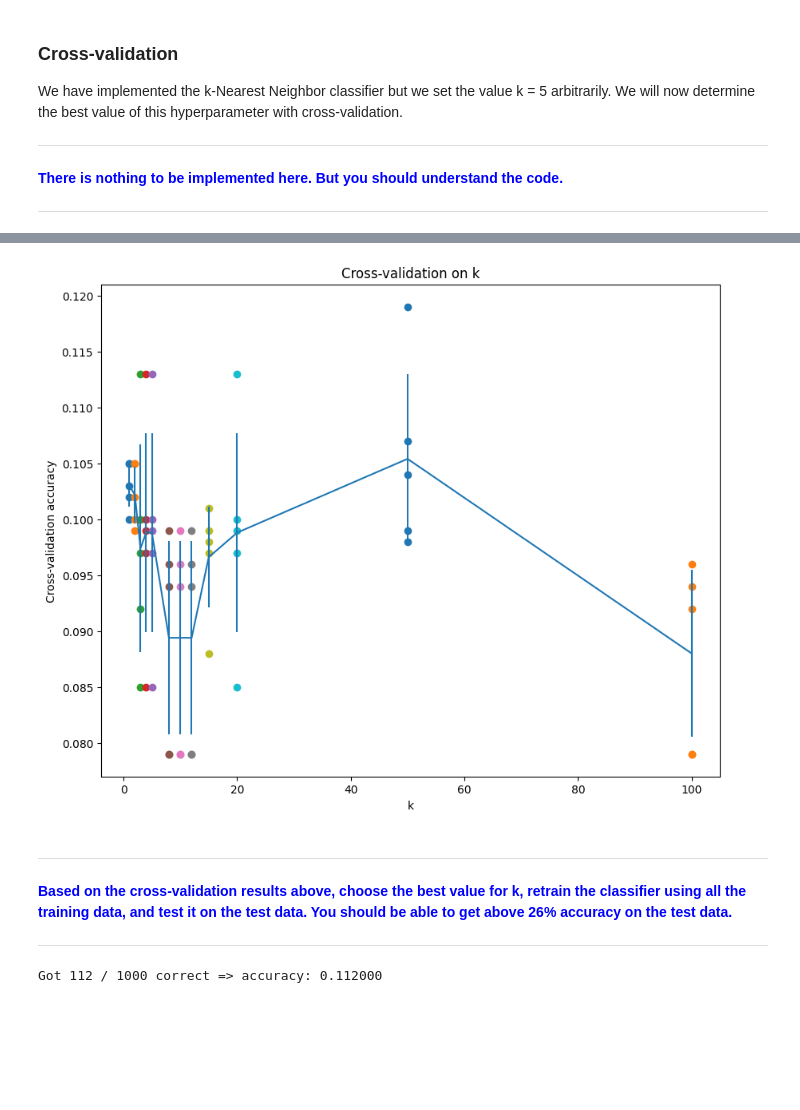
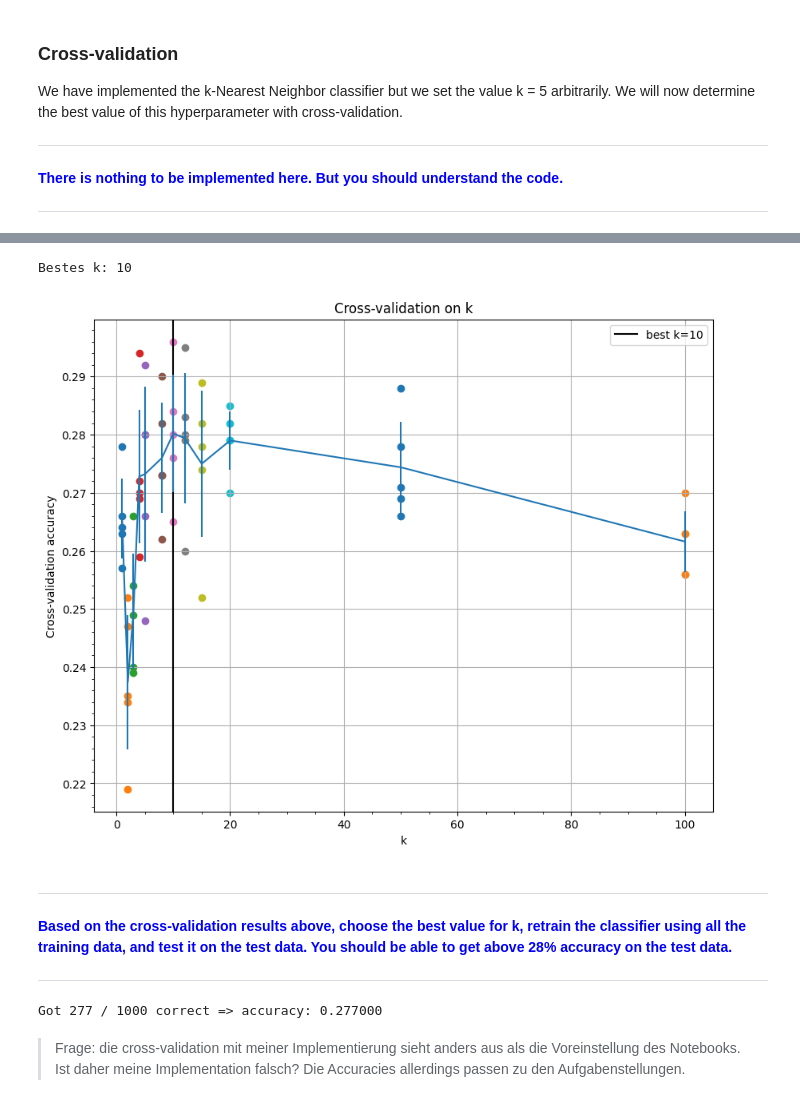
Before and after one commit to JaxRaffnix/Neuronale-Netze, a Jupyter notebook: 03_knn.ipynb, the cells around one changed output, grey strips where cells are left out. Saved outputs shown, nothing was run; the diff lists cells and outputs as text; code cells hidden in the pictures; blank space fills up the shorter version.

```diff
--- a/03_knn.ipynb
+++ b/03_knn.ipynb
@@ -361,30 +361,40 @@ k = 100, accuracy = 0.094000
 # %%
 # plot the raw observations
 for k in k_choices:
     accuracies = k_to_accuracies[k]
     plt.scatter([k] * len(accuracies), accuracies)
 
 # plot the trend line with error bars that correspond to standard deviation
 accuracies_mean = np.array([np.mean(v) for k,v in sorted(k_to_accuracies.items())])
 accuracies_std = np.array([np.std(v) for k,v in sorted(k_to_accuracies.items())])
+
+best_k = k_choices[np.argmax(accuracies_mean)]
+print(f"Bestes k: {best_k}")
+
+plt.axvline(best_k, color="black", label=f"best k={best_k}")
+
 plt.errorbar(k_choices, accuracies_mean, yerr=accuracies_std)
 plt.title('Cross-validation on k')
 plt.xlabel('k')
 plt.ylabel('Cross-validation accuracy')
+plt.grid(True)
+plt.minorticks_on()
+plt.legend()
 plt.show()
 # %% [output]
+Bestes k: 10
-[figure, old version]
+[figure, new version]
 # %% [markdown]
 -----------
 <span style="color:blue">**Based on the cross-validation results above, choose the best value for k, retrain the classifier using all the training data, and test it on the test
-data. You should be able to get above 26% accuracy on the test data.**</span>
+data. You should be able to get above 28% accuracy on the test data.**</span>
 
 -----------
 # %%
 # Based on the cross-validation results above, choose the best value for k,
 # retrain the classifier using all the training data, and test it on the test
 # data. You should be able to get above 28% accuracy on the test data.
-best_k = 1
+# best_k = 1
 
 classifier = KNearestNeighbor()
 classifier.train(X_train, y_train)
@@ -395,7 +405,9 @@ num_correct = np.sum(y_test_pred == y_test)
 accuracy = float(num_correct) / num_test
 print('Got %d / %d correct => accuracy: %f' % (num_correct, num_test, accuracy))
 # %% [output]
-Got 112 / 1000 correct => accuracy: 0.112000
+Got 277 / 1000 correct => accuracy: 0.277000
+# %% [markdown]
+> Frage: die cross-validation mit meiner Implementierung sieht anders aus als die Voreinstellung des Notebooks. Ist daher meine Implementation falsch? Die Accuracies allerdings passen zu den Aufgabenstellungen.
 # %% [markdown]
 **Inline Question 3**
 
```
Also changed, not shown: parts of 8 cells of this notebook, 1 other file.
